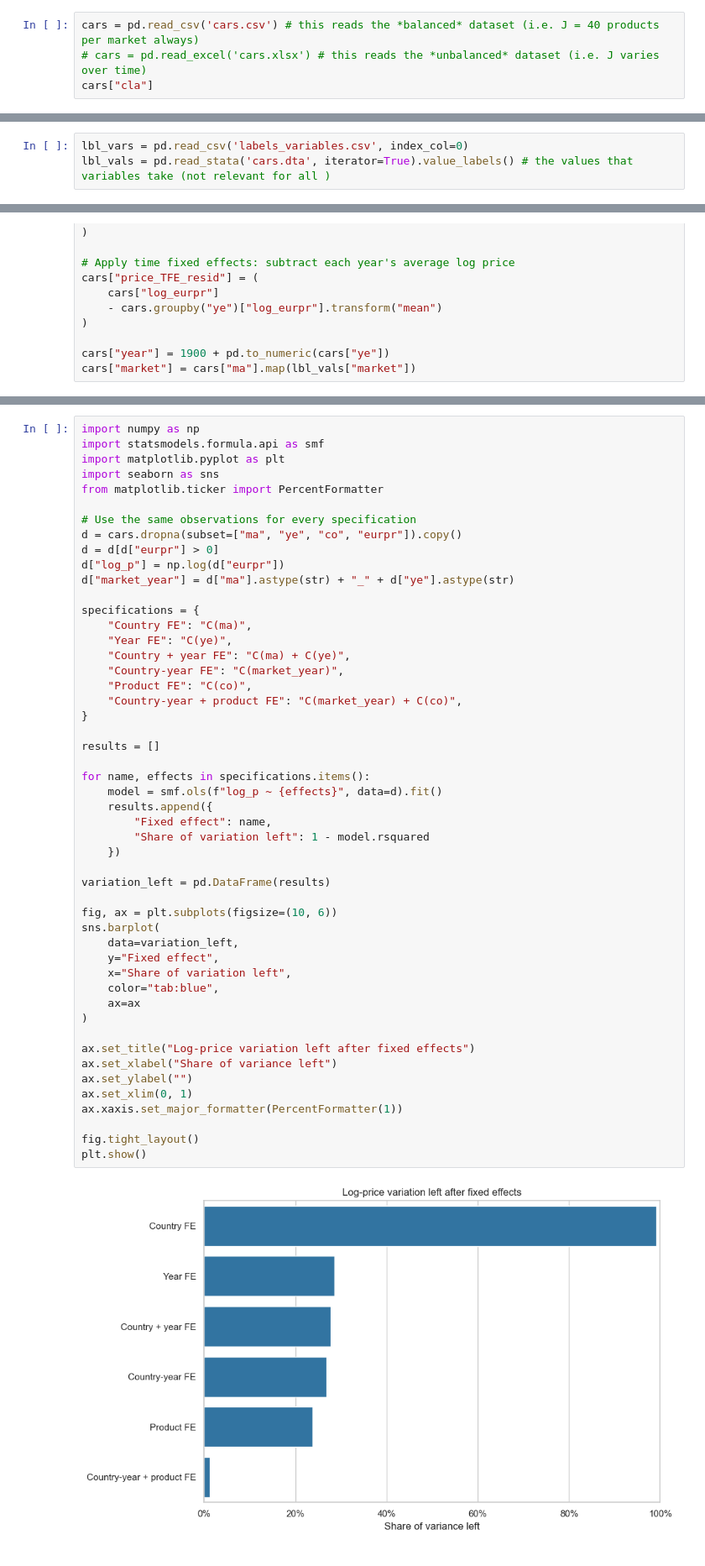
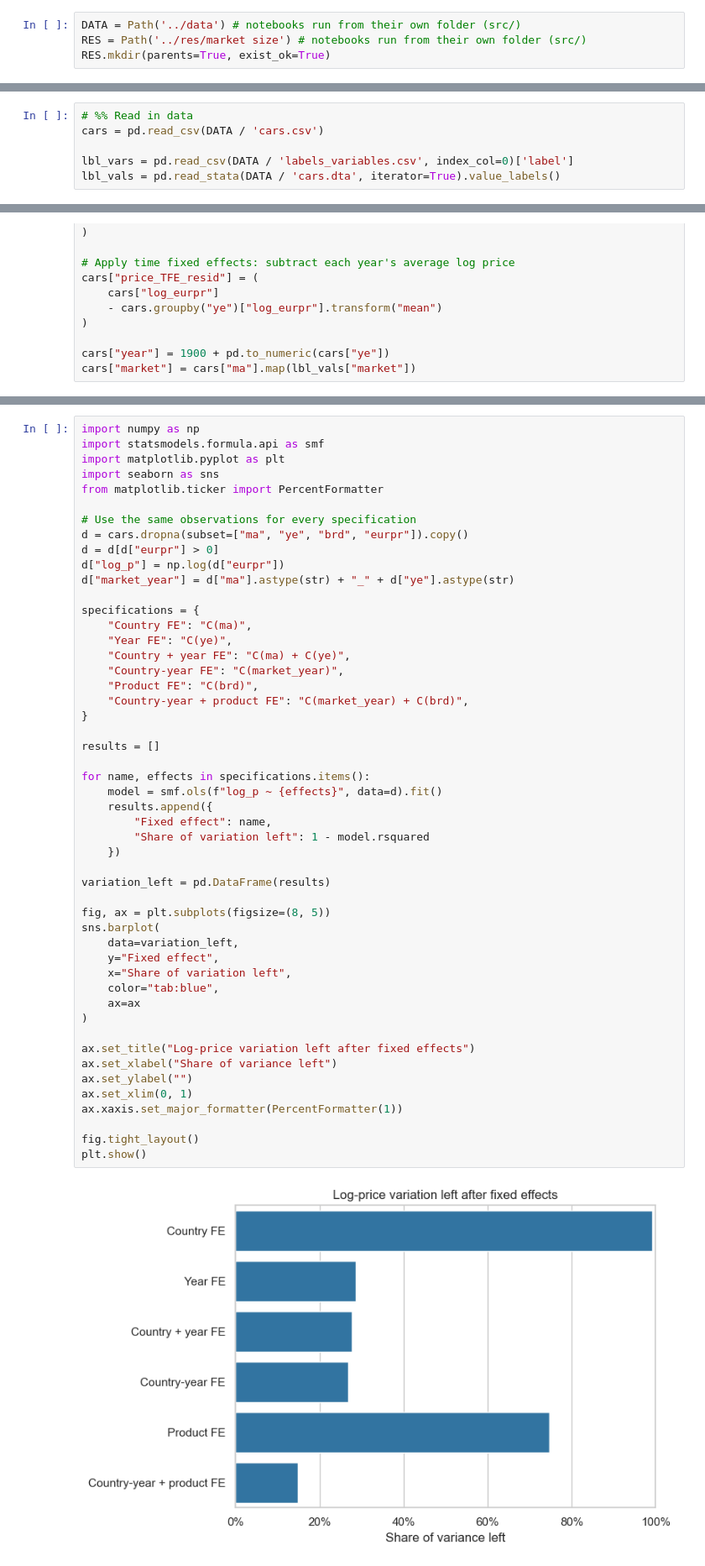
Before and after one commit to SofusGM/aio_2026, a Jupyter notebook: project_one/src/fixed effects.ipynb, the cells around one changed output, grey strips where cells are left out. Shown at 84% size. Cells and saved outputs as stored; diff of their text form.

```diff
--- a/project_one/src/fixed effects.ipynb
+++ b/project_one/src/fixed effects.ipynb
@@ -10,6 +12,6 @@ from matplotlib.ticker import FuncFormatter
 
 The dataset, `cars.csv`, contains cleaned and processed data. If you want to make changes, the notebook, `materialize.ipynb`, creates the data from the raw source datsets.
 # %%
-cars = pd.read_csv('cars.csv') # this reads the *balanced* dataset (i.e. J = 40 products per market always)
-# cars = pd.read_excel('cars.xlsx') # this reads the *unbalanced* dataset (i.e. J varies over time)
-cars["cla"]
+DATA = Path('../data') # notebooks run from their own folder (src/)
+RES = Path('../res/market size') # notebooks run from their own folder (src/)
+RES.mkdir(parents=True, exist_ok=True)
@@ -29,6 +18,9 @@ Name: cla, Length: 6000, dtype: int64
 # %%
-lbl_vars = pd.read_csv('labels_variables.csv', index_col=0)
-lbl_vals = pd.read_stata('cars.dta', iterator=True).value_labels() # the values that variables take (not relevant for all )
+# %% Read in data
+cars = pd.read_csv(DATA / 'cars.csv')
+
+lbl_vars = pd.read_csv(DATA / 'labels_variables.csv', index_col=0)['label']
+lbl_vals = pd.read_stata(DATA / 'cars.dta', iterator=True).value_labels()
 # %%
 cars
 # %% [output]
@@ -115,7 +107,7 @@ import seaborn as sns
 from matplotlib.ticker import PercentFormatter
 
 # Use the same observations for every specification
-d = cars.dropna(subset=["ma", "ye", "co", "eurpr"]).copy()
+d = cars.dropna(subset=["ma", "ye", "brd", "eurpr"]).copy()
 d = d[d["eurpr"] > 0]
 d["log_p"] = np.log(d["eurpr"])
 d["market_year"] = d["ma"].astype(str) + "_" + d["ye"].astype(str)
@@ -125,37 +117,37 @@ specifications = {
     "Year FE": "C(ye)",
     "Country + year FE": "C(ma) + C(ye)",
     "Country-year FE": "C(market_year)",
-    "Product FE": "C(co)",
-    "Country-year + product FE": "C(market_year) + C(co)",
+    "Product FE": "C(brd)",
+    "Country-year + product FE": "C(market_year) + C(brd)",
 }
 
 results = []
 
 for name, effects in specifications.items():
     model = smf.ols(f"log_p ~ {effects}", data=d).fit()
     results.append({
         "Fixed effect": name,
         "Share of variation left": 1 - model.rsquared
     })
 
 variation_left = pd.DataFrame(results)
 
-fig, ax = plt.subplots(figsize=(10, 6))
+fig, ax = plt.subplots(figsize=(8, 5))
 sns.barplot(
     data=variation_left,
     y="Fixed effect",
     x="Share of variation left",
     color="tab:blue",
     ax=ax
 )
 
 ax.set_title("Log-price variation left after fixed effects")
 ax.set_xlabel("Share of variance left")
 ax.set_ylabel("")
 ax.set_xlim(0, 1)
 ax.xaxis.set_major_formatter(PercentFormatter(1))
 
 fig.tight_layout()
 plt.show()
 # %% [output]
-[figure, old version]
+[figure, new version]
```
Also changed, not shown: parts of 5 cells of this notebook, 2 other files.
